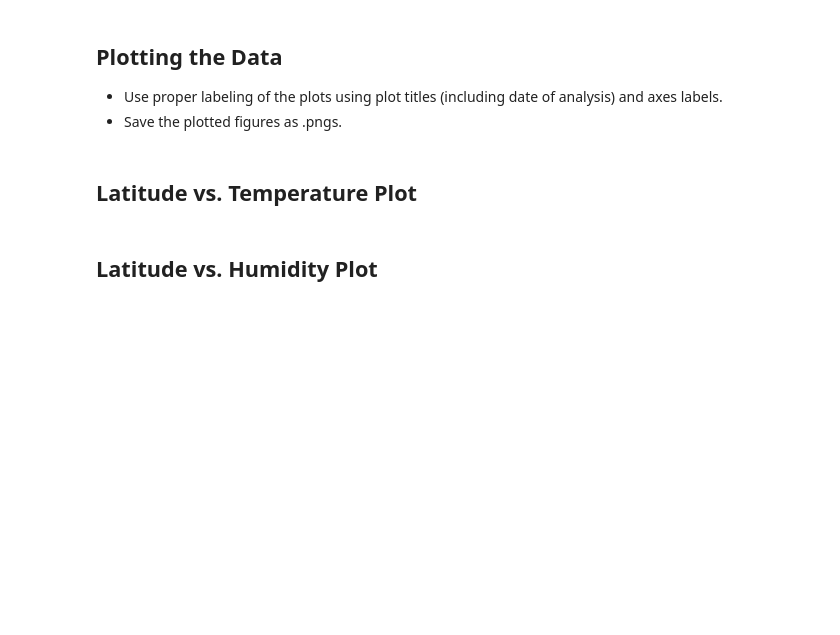
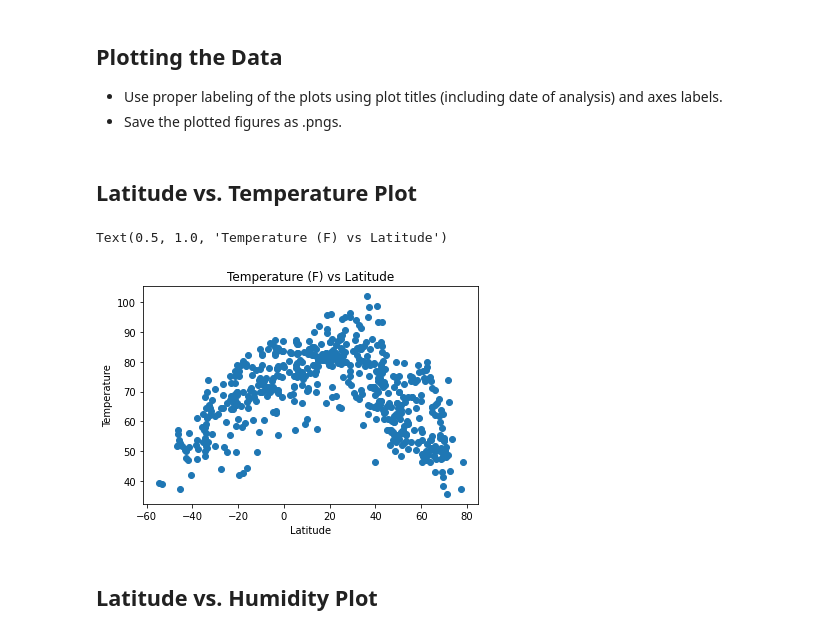
Before and after one commit to csadlo/Python-APIs-challenge, a Jupyter notebook: WeatherPy/WeatherPy.ipynb, the cells around one changed output. Cells and saved outputs as stored; diff of their text form; code cells hidden in the pictures; blank space fills up the shorter version.

```diff
--- a/WeatherPy/WeatherPy.ipynb
+++ b/WeatherPy/WeatherPy.ipynb
@@ -240,5 +240,13 @@ clean_city_data_df.to_csv(clean_output_data_file)
 * Save the plotted figures as .pngs.
 # %% [markdown]
 ## Latitude vs. Temperature Plot
+# %%
+plt.scatter(clean_city_data_df["Latitude"], clean_city_data_df["Temperature"])
+plt.xlabel("Latitude")
+plt.ylabel("Temperature")
+plt.title("Temperature (F) vs Latitude")
+# %% [output]
+Text(0.5, 1.0, 'Temperature (F) vs Latitude')
+[figure, added]
 # %% [markdown]
 ## Latitude vs. Humidity Plot
```
Also changed, not shown: parts of 8 cells of this notebook, 2 other files.
